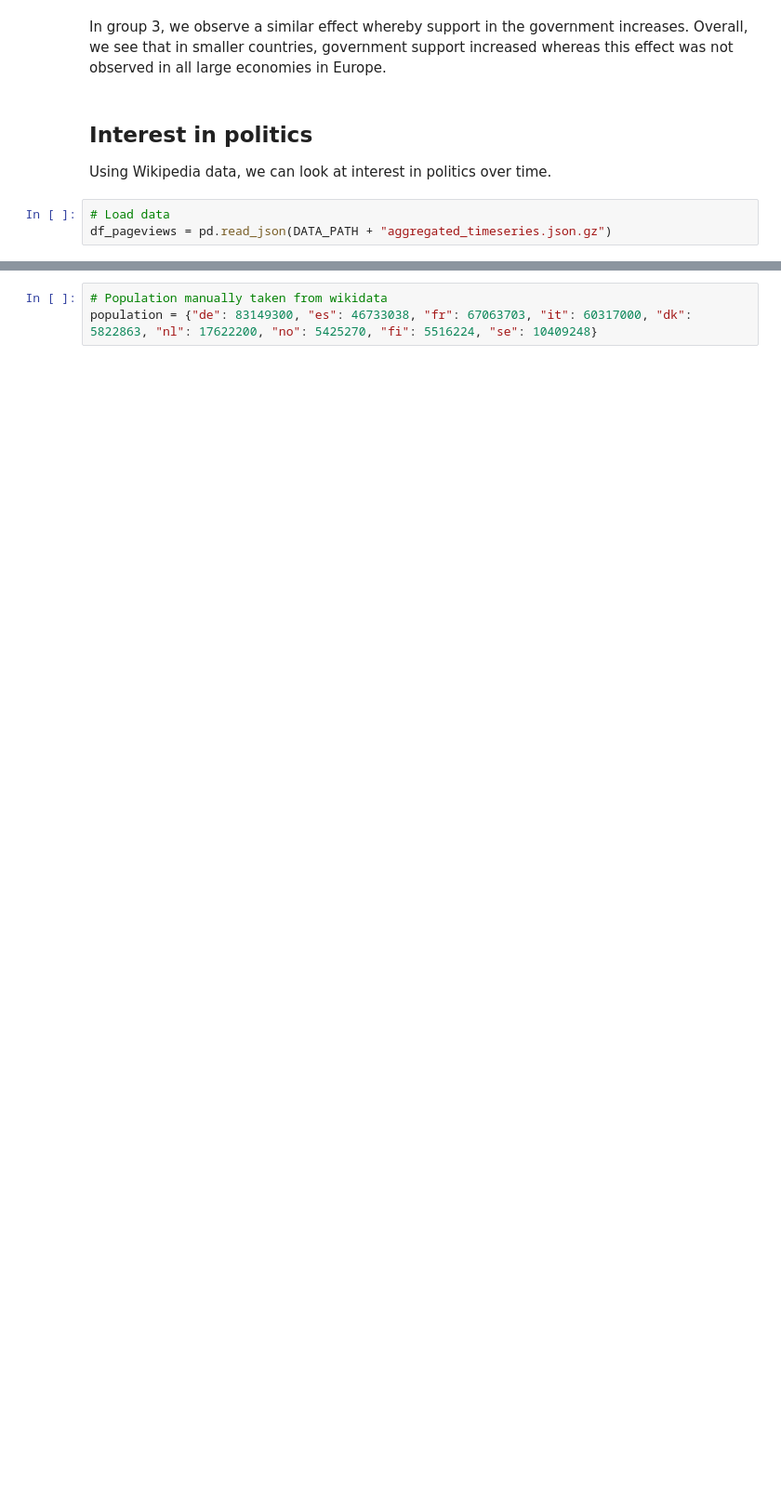
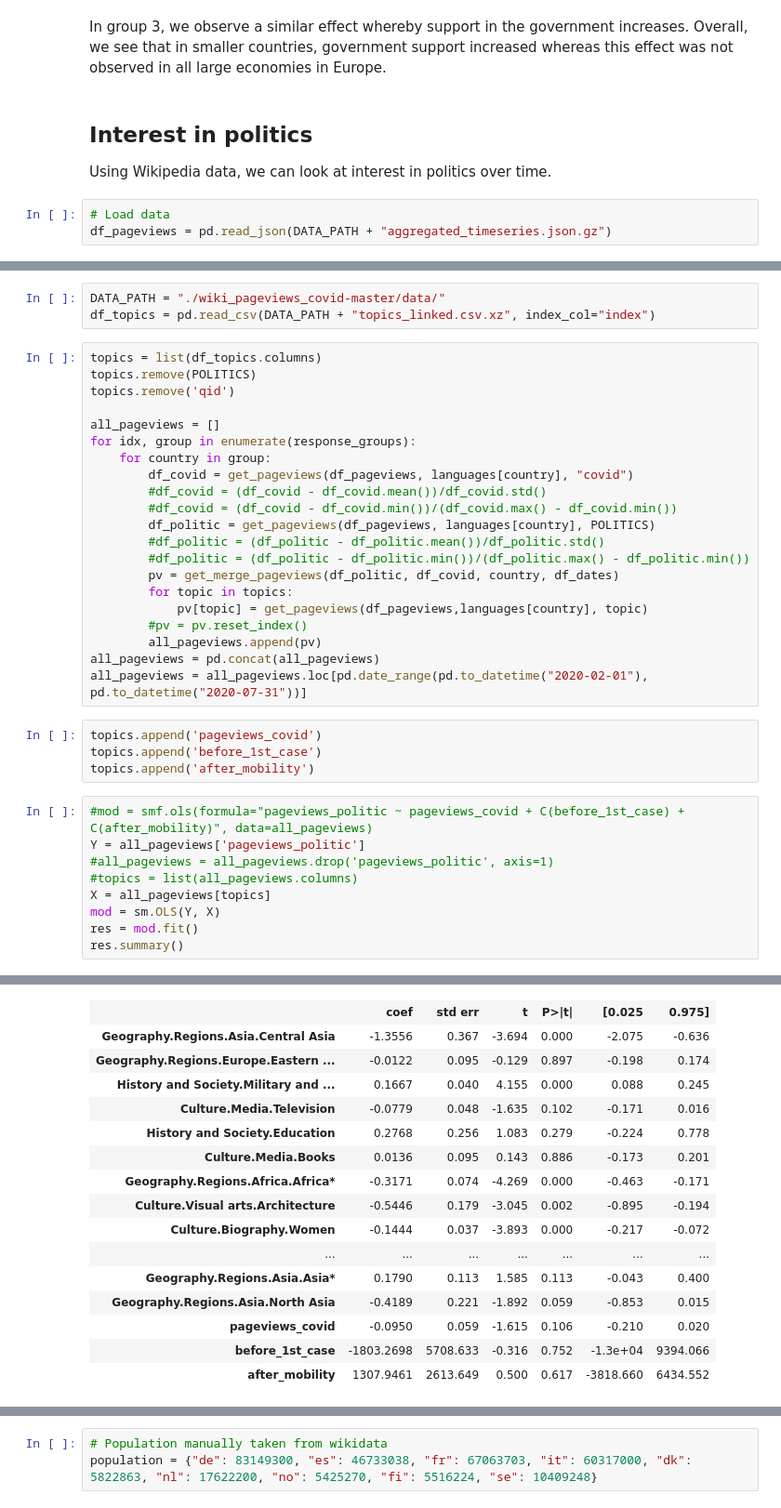
Before and after one commit to epfl-ada/ada-2022-project-zeta, a Jupyter notebook: ADAnalysis Titi.ipynb, the cells around one changed output, grey strips where cells are left out. Shown at 93% size. Saved outputs shown, nothing was run; the diff lists cells and outputs as text; blank space fills up the shorter version.

```diff
--- a/ADAnalysis Titi.ipynb
+++ b/ADAnalysis Titi.ipynb
@@ -187,0 +366,38 @@ Group 3
+# %%
+DATA_PATH = "./wiki_pageviews_covid-master/data/"
+df_topics = pd.read_csv(DATA_PATH + "topics_linked.csv.xz", index_col="index")
+# %%
+topics = list(df_topics.columns)
+topics.remove(POLITICS)
+topics.remove('qid')
+
+all_pageviews = []
+for idx, group in enumerate(response_groups):
+    for country in group:
+        df_covid = get_pageviews(df_pageviews, languages[country], "covid")
+        #df_covid = (df_covid - df_covid.mean())/df_covid.std()
+        #df_covid = (df_covid - df_covid.min())/(df_covid.max() - df_covid.min())
+        df_politic = get_pageviews(df_pageviews, languages[country], POLITICS)
+        #df_politic = (df_politic - df_politic.mean())/df_politic.std()
+        #df_politic = (df_politic - df_politic.min())/(df_politic.max() - df_politic.min())
+        pv = get_merge_pageviews(df_politic, df_covid, country, df_dates)
+        for topic in topics:
+            pv[topic] = get_pageviews(df_pageviews,languages[country], topic)
+        #pv = pv.reset_index()
+        all_pageviews.append(pv)
+all_pageviews = pd.concat(all_pageviews)
+all_pageviews = all_pageviews.loc[pd.date_range(pd.to_datetime("2020-02-01"), pd.to_datetime("2020-07-31"))]
+# %%
+topics.append('pageviews_covid')
+topics.append('before_1st_case')
+topics.append('after_mobility')
+# %%
+#mod = smf.ols(formula="pageviews_politic ~ pageviews_covid + C(before_1st_case) + C(after_mobility)", data=all_pageviews)
+Y = all_pageviews['pageviews_politic']
+#all_pageviews = all_pageviews.drop('pageviews_politic', axis=1)
+#topics = list(all_pageviews.columns)
+X = all_pageviews[topics]
+mod = sm.OLS(Y, X)
+res = mod.fit()
+res.summary()
+# %% [output]
@@ -187,0 +414,16 @@ Group 3
+|  | coef | std err | t | P>|t| | [0.025 | 0.975] |
+| Geography.Regions.Asia.Central Asia | -1.3556 | 0.367 | -3.694 | 0.000 | -2.075 | -0.636 |
+| Geography.Regions.Europe.Eastern ... | -0.0122 | 0.095 | -0.129 | 0.897 | -0.198 | 0.174 |
+| History and Society.Military and ... | 0.1667 | 0.040 | 4.155 | 0.000 | 0.088 | 0.245 |
+| Culture.Media.Television | -0.0779 | 0.048 | -1.635 | 0.102 | -0.171 | 0.016 |
+| History and Society.Education | 0.2768 | 0.256 | 1.083 | 0.279 | -0.224 | 0.778 |
+| Culture.Media.Books | 0.0136 | 0.095 | 0.143 | 0.886 | -0.173 | 0.201 |
+| Geography.Regions.Africa.Africa* | -0.3171 | 0.074 | -4.269 | 0.000 | -0.463 | -0.171 |
+| Culture.Visual arts.Architecture | -0.5446 | 0.179 | -3.045 | 0.002 | -0.895 | -0.194 |
+| Culture.Biography.Women | -0.1444 | 0.037 | -3.893 | 0.000 | -0.217 | -0.072 |
+| ... | ... | ... | ... | ... | ... | ... |
+| Geography.Regions.Asia.Asia* | 0.1790 | 0.113 | 1.585 | 0.113 | -0.043 | 0.400 |
+| Geography.Regions.Asia.North Asia | -0.4189 | 0.221 | -1.892 | 0.059 | -0.853 | 0.015 |
+| pageviews_covid | -0.0950 | 0.059 | -1.615 | 0.106 | -0.210 | 0.020 |
+| before_1st_case | -1803.2698 | 5708.633 | -0.316 | 0.752 | -1.3e+04 | 9394.066 |
+| after_mobility | 1307.9461 | 2613.649 | 0.500 | 0.617 | -3818.660 | 6434.552 |
```
Also changed, not shown: parts of 19 cells of this notebook.
